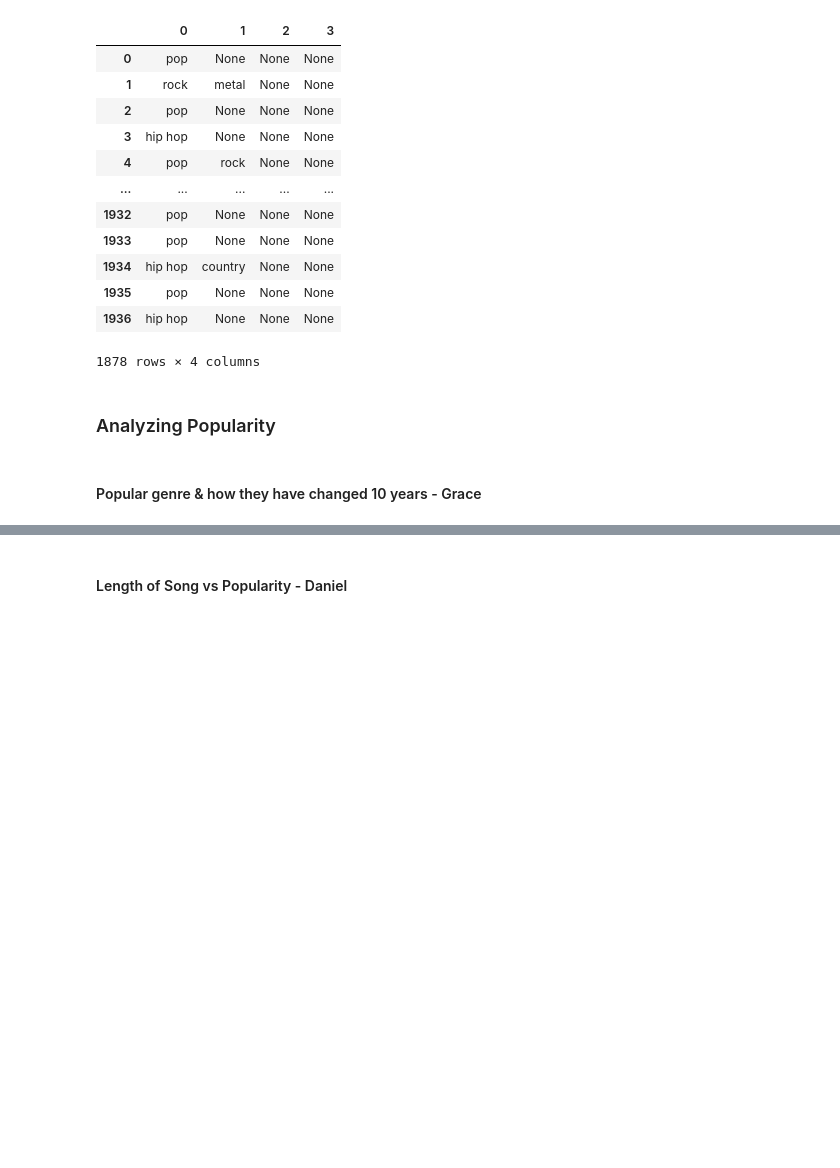
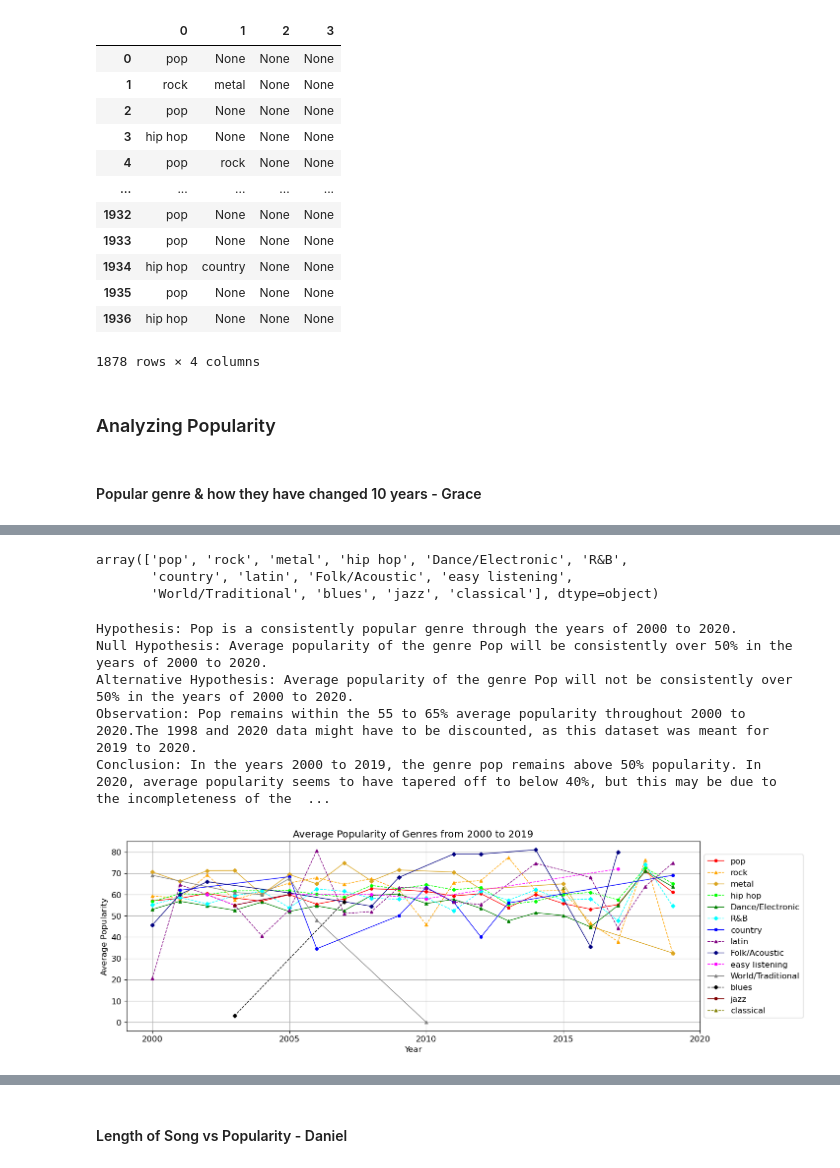
Before and after one commit to Dr0d1536/Project_1, a Jupyter notebook: spotify.ipynb, the cells around one changed output, grey strips where cells are left out. Cells and saved outputs as stored; diff of their text form; code cells hidden in the pictures; blank space fills up the shorter version.

```diff
--- a/spotify.ipynb
+++ b/spotify.ipynb
@@ -204,3 +207,7 @@ genres #test
 ### Analyzing Popularity
 # %% [markdown]
 #### Popular genre & how they have changed 10 years - Grace
+# %%
+# Grab genre and year and create a new dataframe.
+genre_pop_year = music_norm.loc[:,["year","genre","popularity"]]
+genre_pop_year
@@ -206,0 +228,57 @@ genres #test
+# %%
+genre_list
+# %% [output]
+array(['pop', 'rock', 'metal', 'hip hop', 'Dance/Electronic', 'R&B',
+       'country', 'latin', 'Folk/Acoustic', 'easy listening',
+       'World/Traditional', 'blues', 'jazz', 'classical'], dtype=object)
+# %%
+# Create color list, line style list, and counter for the for loop
+colors = ["red", "orange", "goldenrod", "lime", "green", "cyan", "blue", "purple", "navy", "magenta", "grey", "black", "maroon", "olive"]
+line_styles = ["-","--"] # for accessibility
+markers = ["o","^", "D"] # for accessibility
+counter = 0
+
+# For each genre, create a small data frame with only songs from that genre, get the average popularity per year, and plot.
+for genre in genre_list:
+    filter_df=genre_pop_year['genre'].str.contains(genre)
+    small_df=genre_pop_year.loc[filter_df, :]
+    # Get average popularity of this genre per year
+    yearly_popularity = small_df.groupby("year").mean()
+    yearly_popularity
+    # Plot average popularity vs. year.
+    plt.plot(yearly_popularity.index,
+             yearly_popularity["popularity"],
+             label=genre,
+             marker=markers[counter % 3], # Use modulo % to repeatedly iterate.
+             markersize=4, # Set size of markers
+             color=colors[counter], #Set line colors to colors in list.
+             linestyle=line_styles[counter % 2], # vary line style
+             linewidth=1
+            )
+    # Progress counter
+    counter = counter + 1
+
+plt.legend(loc='center left', bbox_to_anchor=(1, 0.5))
+plt.title("Average Popularity of Genres from 2000 to 2019")
+plt.xlabel("Year")
+plt.ylabel("Average Popularity")
+plt.grid()
+plt.xticks(np.arange(2000, 2021, 5)) #set x ticks at year 2000 to 2020, with 5 year intervals in between.
+
+print("""
+Hypothesis: Pop is a consistently popular genre through the years of 2000 to 2020.
+Null Hypothesis: Average popularity of the genre Pop will be consistently over 50% in the years of 2000 to 2020.
+Alternative Hypothesis: Average popularity of the genre Pop will not be consistently over 50% in the years of 2000 to 2020.
+Observation: Pop remains within the 55 to 65% average popularity throughout 2000 to 2020.The 1998 and 2020 data might have to be discounted, as this dataset was meant for 2019 to 2020.
+Conclusion: In the years 2000 to 2019, the genre pop remains above 50% popularity. In 2020, average popularity seems to have tapered off to below 40%, but this may be due to the incompleteness of the dataset around the first and last years.
+    """)
+
+# Save file
+plt.savefig("Images/Grace_PopularityvsGenre_1.png", bbox_inches='tight')
+# %% [output]
+Hypothesis: Pop is a consistently popular genre through the years of 2000 to 2020.
+Null Hypothesis: Average popularity of the genre Pop will be consistently over 50% in the years of 2000 to 2020.
+Alternative Hypothesis: Average popularity of the genre Pop will not be consistently over 50% in the years of 2000 to 2020.
+Observation: Pop remains within the 55 to 65% average popularity throughout 2000 to 2020.The 1998 and 2020 data might have to be discounted, as this dataset was meant for 2019 to 2020.
+Conclusion: In the years 2000 to 2019, the genre pop remains above 50% popularity. In 2020, average popularity seems to have tapered off to below 40%, but this may be due to the incompleteness of the  ...
+[figure, added]
```
Also changed, not shown: parts of 25 cells of this notebook, 13 other files.
